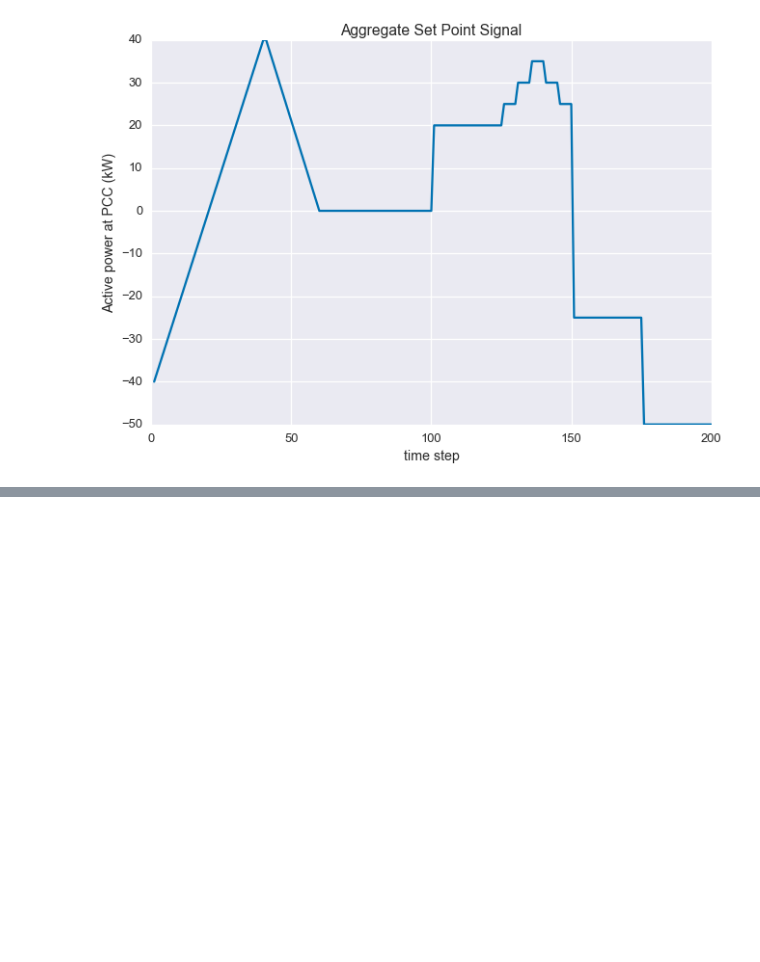
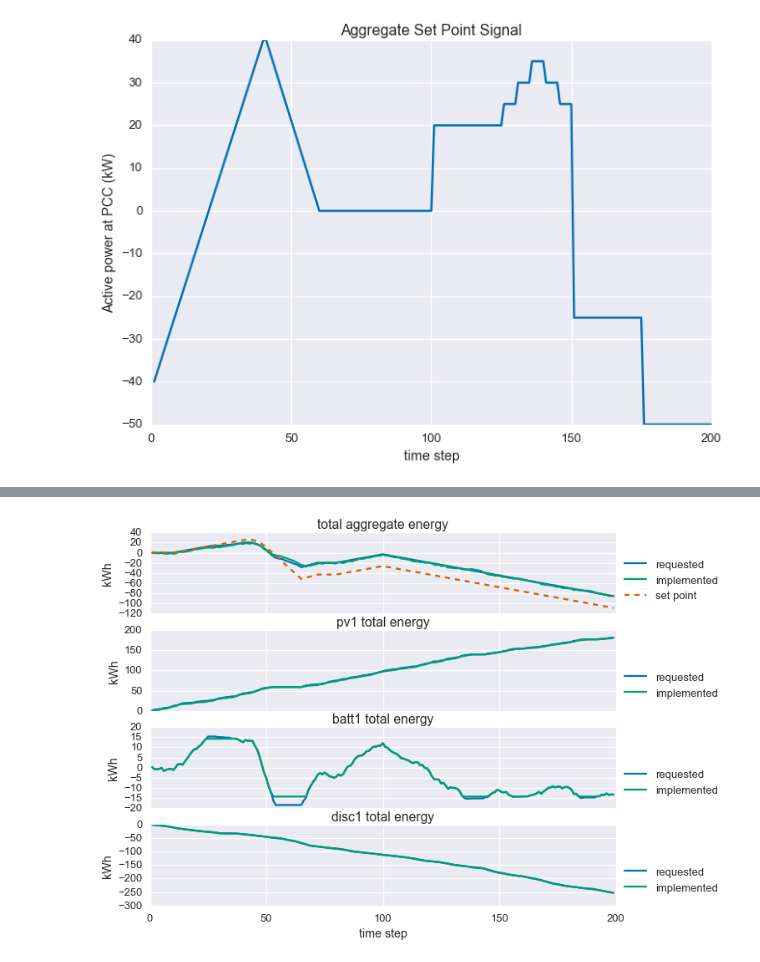
Before and after one commit to tnavidi1/EE364b_project, a Jupyter notebook: notebooks/PreliminaryMasterAlgorithmTest.ipynb, the cells around one changed output, grey strips where cells are left out. Saved outputs shown, nothing was run; the diff lists cells and outputs as text; code cells hidden in the pictures; blank space fills up the shorter version.

```diff
--- a/notebooks/PreliminaryMasterAlgorithmTest.ipynb
+++ b/notebooks/PreliminaryMasterAlgorithmTest.ipynb
@@ -67,0 +90,4 @@ _ = controll_diffuse.plotReqImpTotalEnergy()
+# %%
+_ = contr.plotReqImpTotalEnergy('real')
+# %% [output]
+[figure, added]
```
Also changed, not shown: parts of 12 cells of this notebook, 2 other files.
